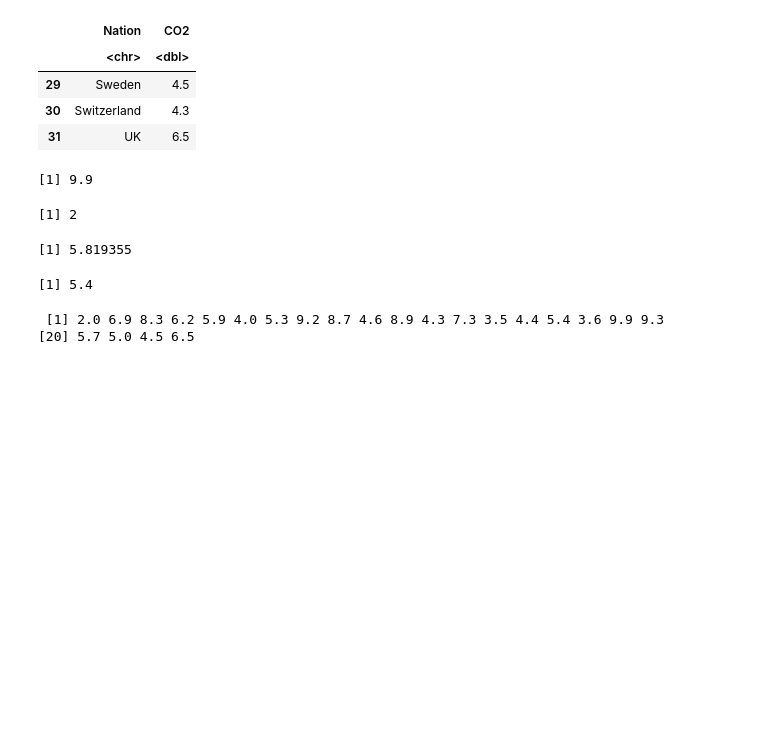
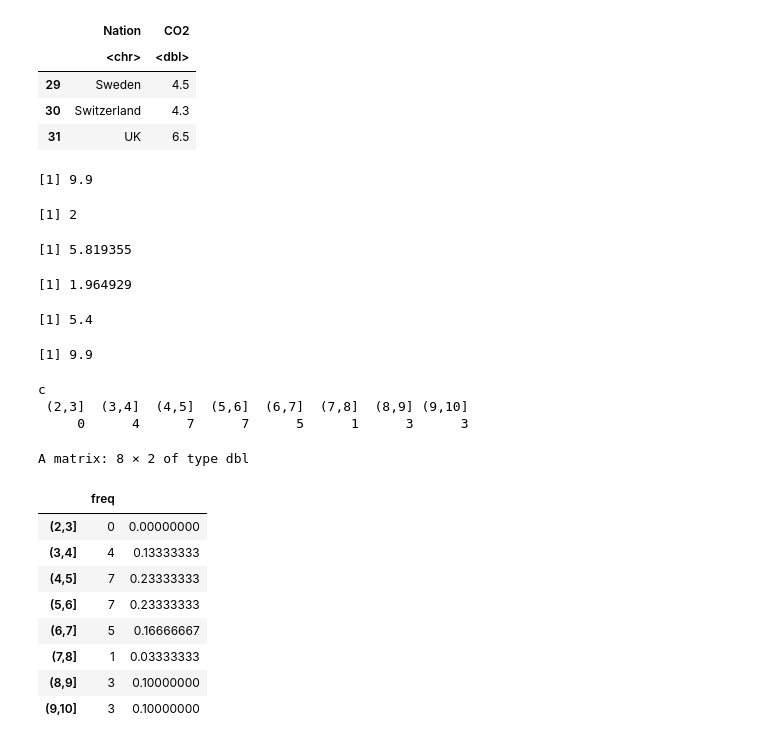
Before and after one commit to valentinagrea2001-sketch/Learning_statistical_programming_in_R, a Jupyter notebook: Lez 1.ipynb, the cells around one changed output. Saved outputs shown, nothing was run; the diff lists cells and outputs as text; code cells hidden in the pictures; blank space fills up the shorter version.

```diff
--- a/Lez 1.ipynb
+++ b/Lez 1.ipynb
@@ -62,25 +85,21 @@ min(carbon$CO2)     #find the minimum value of the CO2 variable
 
 mean(carbon$CO2)    #find the mean value of the CO2 variable
 
+sd(carbon$CO2)      #find the standard deviation of the CO2 variable
+
 median(carbon$CO2)  #find the median value of the CO2 variable, e.g. the middle value
 
 Mode_compute <- function(x) {
-    ux <- unique(x)                           # Get all unique values from x
-
-    match_result <- match(x, ux)              # For each element in x, find its position in ux
-                                               # Example: if x = c(1,2,1,3,2,2), ux = c(1,2,3)
-                                               # match_result = c(1, 2, 1, 3, 2, 2)
-
-    freq_table <- tabulate(match_result)      # Count occurrences of each position
-                                               # Returns: c(2, 3, 1) meaning: 1 appears 2x, 2 appears 3x, 3 appears 1x
-
-    max_position <- which.max(freq_table)     # Find which position has the highest count
-                                               # Returns: 2 (because 3 is the max frequency)
-
-    mode_value <- ux[max_position]            # Get the actual value at that position
-                                               # Returns: ux[2] = 2 (the most frequent value)
-
-    return(mode_value)
+    dup <- x                         #copy the values of CO2
+    for (i in 1:length(x)) {         #compare to track the positions where the values are duplicated
+        for (j in 1:length(x)) {
+            if (x[i] == x[j]) {
+                dup[i] <- dup[i] + 1
+            }
+        }
+    }
+    m = max(dup)                #find the maximum occurency
+    return(x[which(dup == m)])  #return the value of CO2 that has the maximum occurency
 }
 
 Mode_compute(carbon$CO2)  #find the mode value of the CO2 variable, e.g. the most frequent value
@@ -88,6 +107,43 @@ Mode_compute(carbon$CO2)  #find the mode value of the CO2 variable, e.g. the mos
 [1] 9.9
 [1] 2
 [1] 5.819355
-[1] 5.4
+[1] 1.964929
- [1] 2.0 6.9 8.3 6.2 5.9 4.0 5.3 9.2 8.7 4.6 8.9 4.3 7.3 3.5 4.4 5.4 3.6 9.9 9.3
-[20] 5.7 5.0 4.5 6.5
+[1] 5.4
+[1] 9.9
+# %%
+#FIND FREQUENCIES OF THE VALUES
+
+#VALUES ARE CONTINOUS AND MUST BE GROUPED INTO INTERVALS
+
+#knowing that min-max is a range of [2,10),
+#consider categories/intervals on x axes [2,3),...[9,10)
+#and count the number of values that fall into each interval
+
+#table(cut(..)) WORK TOGETHER TO FIND FREQUENCIES
+
+breaks <- seq(2, 10, by = 1)    #2,3,..,10
+c <- cut(carbon$CO2, breaks)   #maps continuous data into categories, e.g. [2,3),[3,4),..,[9,10)
+freq <- table(c)              #counts occurrencies in each category
+
+freq
+# %% [output]
+c
+ (2,3]  (3,4]  (4,5]  (5,6]  (6,7]  (7,8]  (8,9] (9,10]
+     0      4      7      7      5      1      3      3
+# %%
+#FIND FREQUENCIES DISTRIBUTION
+
+breaks <- seq(2, 10, by=1.0)
+freq <- table(cut(carbon$CO2, breaks))
+cbind(freq,freq/sum(freq))    #create a table with frequencies and distributions
+# %% [output]
+A matrix: 8 × 2 of type dbl
+|  | freq |  |
+| (2,3] | 0 | 0.00000000 |
+| (3,4] | 4 | 0.13333333 |
+| (4,5] | 7 | 0.23333333 |
+| (5,6] | 7 | 0.23333333 |
+| (6,7] | 5 | 0.16666667 |
+| (7,8] | 1 | 0.03333333 |
+| (8,9] | 3 | 0.10000000 |
+| (9,10] | 3 | 0.10000000 |
```
Also changed, not shown: parts of 6 cells of this notebook, 2 other files.
